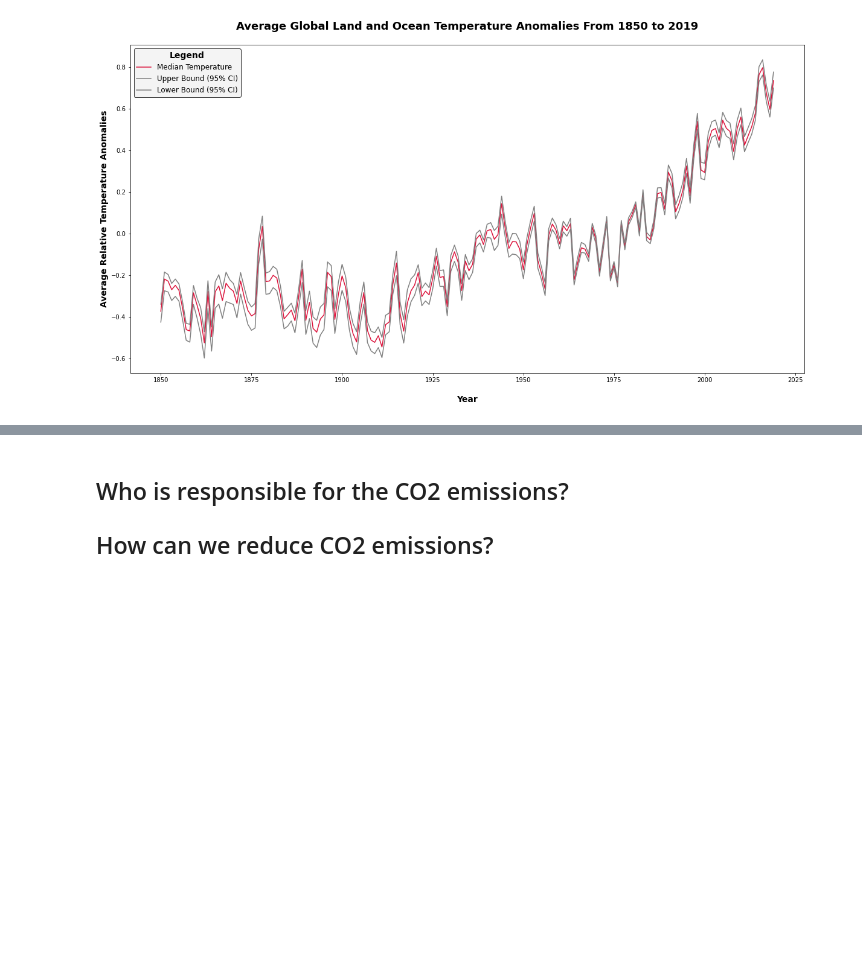
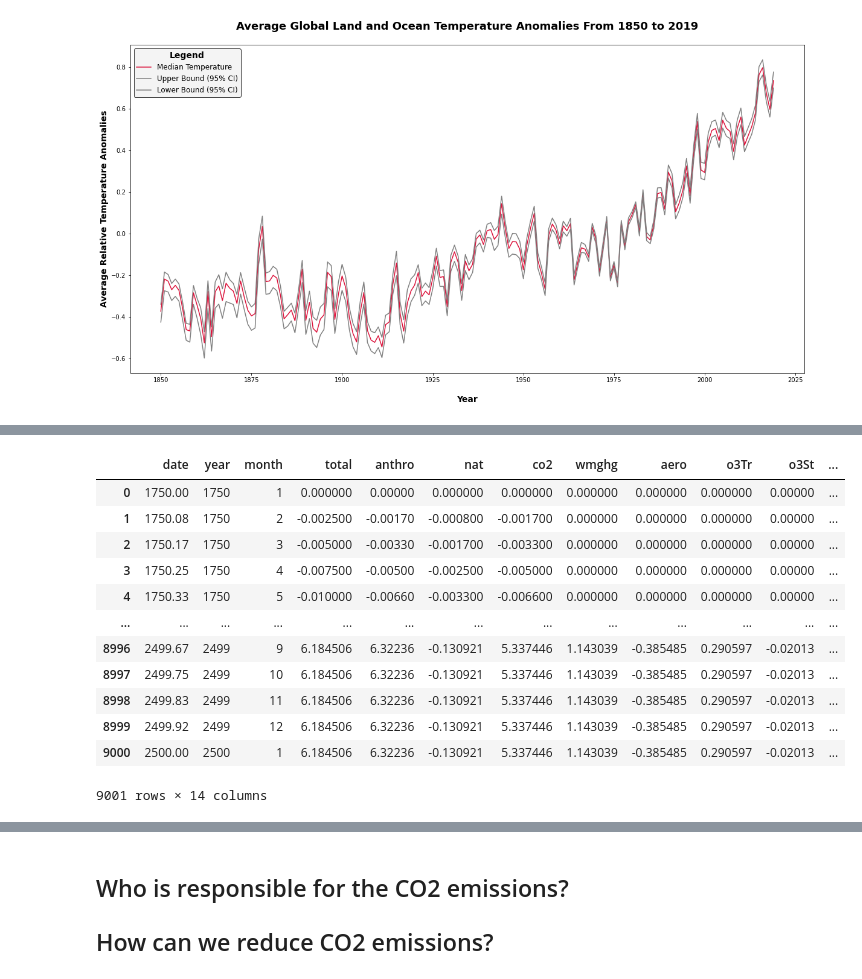
Before and after one commit to radroid/climate-change-analysis, a Jupyter notebook: notebooks/Climate Change - Exploratory Data Analysis.ipynb, the cells around one changed output, grey strips where cells are left out. Drawn from its saved outputs; the diff is of its cells as text; code cells hidden in the pictures; blank space fills up the shorter version.

```diff
--- a/notebooks/Climate Change - Exploratory Data Analysis.ipynb
+++ b/notebooks/Climate Change - Exploratory Data Analysis.ipynb
@@ -112,0 +640,17 @@ leg.get_frame().set_edgecolor('#000000')
+# %%
+forces = dataset_dfs["Global Temp Forces"]
+forces
+# %% [output]
+|  | date | year | month | total | anthro | nat | co2 | wmghg | aero | o3Tr | o3St | ... |
+| 0 | 1750.00 | 1750 | 1 | 0.000000 | 0.00000 | 0.000000 | 0.000000 | 0.000000 | 0.000000 | 0.000000 | 0.00000 | ... |
+| 1 | 1750.08 | 1750 | 2 | -0.002500 | -0.00170 | -0.000800 | -0.001700 | 0.000000 | 0.000000 | 0.000000 | 0.00000 | ... |
+| 2 | 1750.17 | 1750 | 3 | -0.005000 | -0.00330 | -0.001700 | -0.003300 | 0.000000 | 0.000000 | 0.000000 | 0.00000 | ... |
+| 3 | 1750.25 | 1750 | 4 | -0.007500 | -0.00500 | -0.002500 | -0.005000 | 0.000000 | 0.000000 | 0.000000 | 0.00000 | ... |
+| 4 | 1750.33 | 1750 | 5 | -0.010000 | -0.00660 | -0.003300 | -0.006600 | 0.000000 | 0.000000 | 0.000000 | 0.00000 | ... |
+| ... | ... | ... | ... | ... | ... | ... | ... | ... | ... | ... | ... | ... |
+| 8996 | 2499.67 | 2499 | 9 | 6.184506 | 6.32236 | -0.130921 | 5.337446 | 1.143039 | -0.385485 | 0.290597 | -0.02013 | ... |
+| 8997 | 2499.75 | 2499 | 10 | 6.184506 | 6.32236 | -0.130921 | 5.337446 | 1.143039 | -0.385485 | 0.290597 | -0.02013 | ... |
+| 8998 | 2499.83 | 2499 | 11 | 6.184506 | 6.32236 | -0.130921 | 5.337446 | 1.143039 | -0.385485 | 0.290597 | -0.02013 | ... |
+| 8999 | 2499.92 | 2499 | 12 | 6.184506 | 6.32236 | -0.130921 | 5.337446 | 1.143039 | -0.385485 | 0.290597 | -0.02013 | ... |
+| 9000 | 2500.00 | 2500 | 1 | 6.184506 | 6.32236 | -0.130921 | 5.337446 | 1.143039 | -0.385485 | 0.290597 | -0.02013 | ... |
+9001 rows × 14 columns
```
Also changed, not shown: parts of 34 cells of this notebook.
